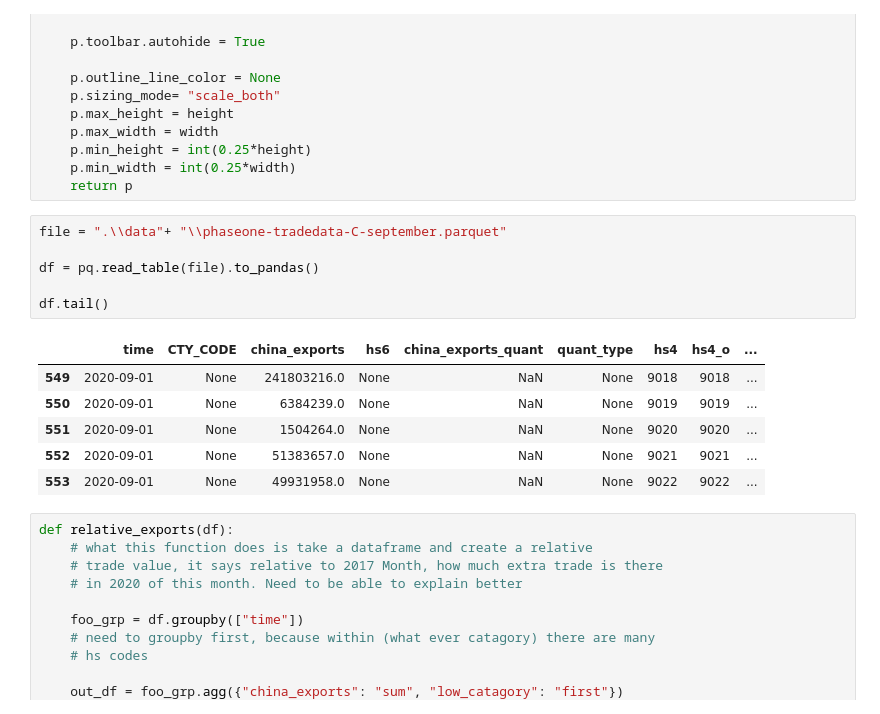
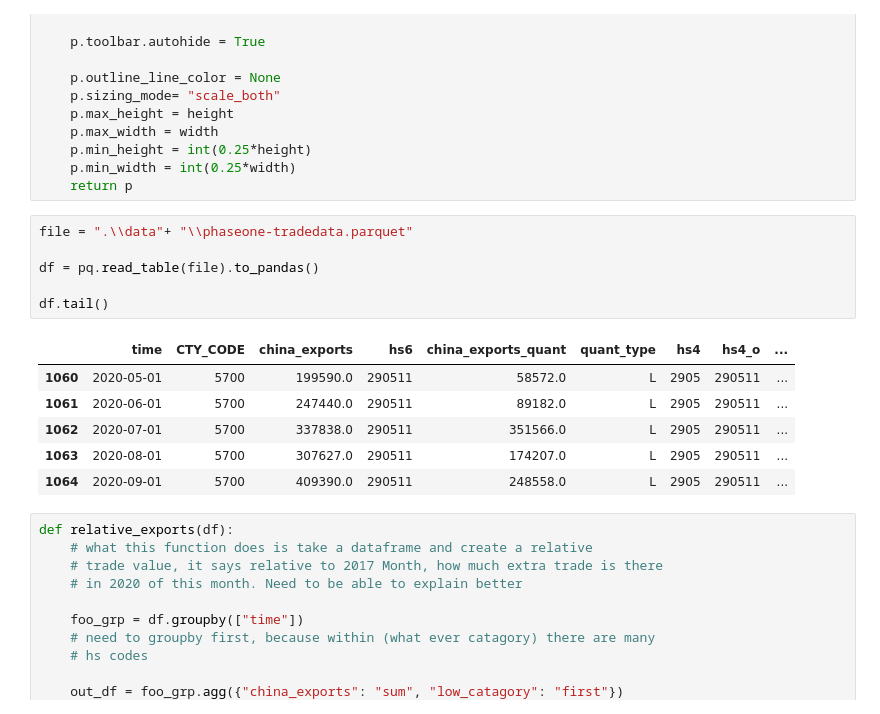
Before and after one commit to mwaugh0328/tradewar-tracker, a Jupyter notebook: phase-one-plots.ipynb, the cells around one changed output. Saved outputs shown, nothing was run; the diff lists cells and outputs as text.

```diff
--- a/phase-one-plots.ipynb
+++ b/phase-one-plots.ipynb
@@ -165,18 +165,18 @@ def make_bar_chart(df, goods_type):
     p.min_width = int(0.25*width)
     return p
 # %%
-file = ".\\data"+ "\\phaseone-tradedata-C-september.parquet"
+file = ".\\data"+ "\\phaseone-tradedata.parquet"
 
 df = pq.read_table(file).to_pandas()
 
 df.tail()
 # %% [output]
 |  | time | CTY_CODE | china_exports | hs6 | china_exports_quant | quant_type | hs4 | hs4_o | ... |
-| 549 | 2020-09-01 | None | 241803216.0 | None | NaN | None | 9018 | 9018 | ... |
-| 550 | 2020-09-01 | None | 6384239.0 | None | NaN | None | 9019 | 9019 | ... |
-| 551 | 2020-09-01 | None | 1504264.0 | None | NaN | None | 9020 | 9020 | ... |
-| 552 | 2020-09-01 | None | 51383657.0 | None | NaN | None | 9021 | 9021 | ... |
-| 553 | 2020-09-01 | None | 49931958.0 | None | NaN | None | 9022 | 9022 | ... |
+| 1060 | 2020-05-01 | 5700 | 199590.0 | 290511 | 58572.0 | L | 2905 | 290511 | ... |
+| 1061 | 2020-06-01 | 5700 | 247440.0 | 290511 | 89182.0 | L | 2905 | 290511 | ... |
+| 1062 | 2020-07-01 | 5700 | 337838.0 | 290511 | 351566.0 | L | 2905 | 290511 | ... |
+| 1063 | 2020-08-01 | 5700 | 307627.0 | 290511 | 174207.0 | L | 2905 | 290511 | ... |
+| 1064 | 2020-09-01 | 5700 | 409390.0 | 290511 | 248558.0 | L | 2905 | 290511 | ... |
 # %%
 def relative_exports(df):
     # what this function does is take a dataframe and create a relative
```
Also changed, not shown: parts of 5 cells of this notebook, 13 other files.
